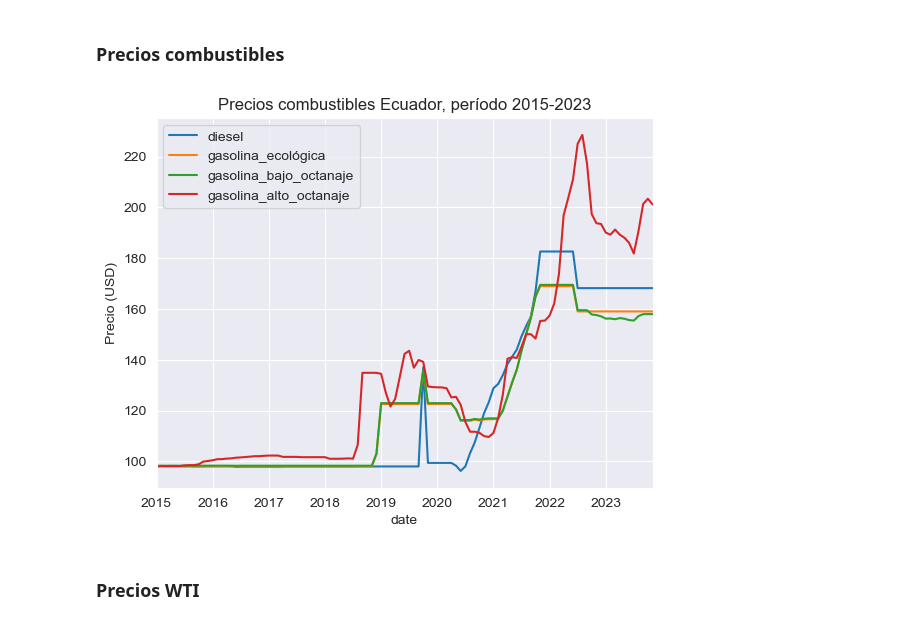
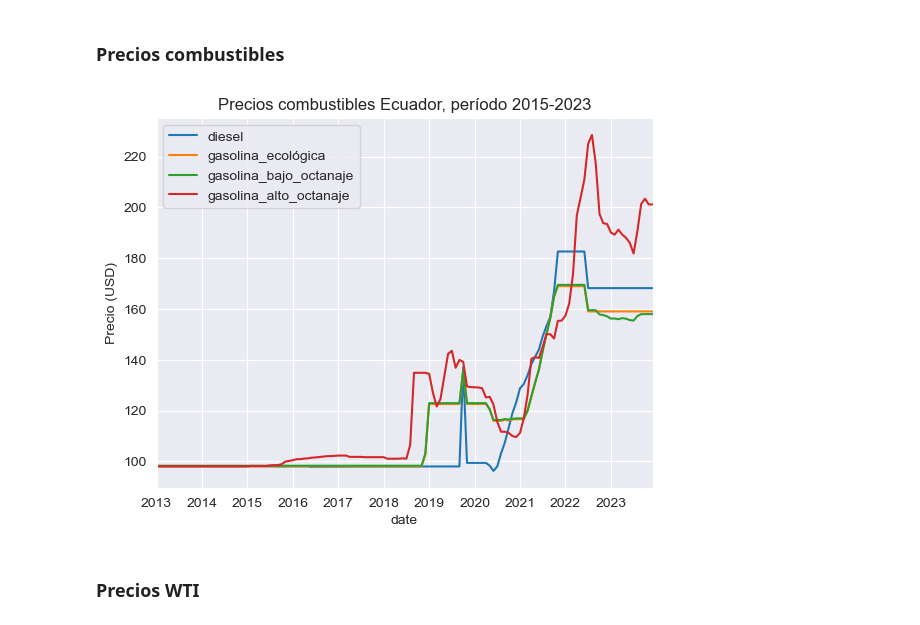
Before and after one commit to IFTrejoM/time-series-fertilizer-price-predictor, a Jupyter notebook: web_scrapping.ipynb, the cells around one changed output. Drawn from its saved outputs; the diff is of its cells as text; code cells hidden in the pictures.

```diff
--- a/web_scrapping.ipynb
+++ b/web_scrapping.ipynb
@@ -93,30 +112,55 @@ plt.show()
 # %%
 precios_combustibles = pd.read_excel('data\precios-combustibles.xlsx')
 
-precios_combustibles['date'] = pd.to_datetime(precios_combustibles['date'])
+precios_combustibles['date'] = pd.to_datetime(precios_combustibles['date']) + pd.offsets.MonthEnd(0)
+
 precios_combustibles = precios_combustibles\
-    .set_index('date')\
-    [primer_año_análisis:último_año_análisis]
+    .sort_values(by='date')\
+#     .set_index('date')\
+#     [primer_año_análisis:último_año_análisis]
+# %%
+# Encuentra la última fila y copia sus valores
+precios_combustibles_dic_2023 = precios_combustibles.iloc[-1].copy().to_frame().T
+
+# Cambia la fecha de '2023-11-30' a '2023-12-31'
+precios_combustibles_dic_2023.loc[precios_combustibles_dic_2023['date'] == '2023-11-30', 'date'] = pd.Timestamp('2023-12-31')
 # %%
-index_inferencias = pd.date_range(start='2013-01', end='2015-01', freq='M')
-
+# Obtener preciso inferidos basados en los primeros valores de cada columna original:
 dict_precios_inferidos = {}
 
 for col in precios_combustibles.columns:
     dict_precios_inferidos[col] = [precios_combustibles[col].iloc[0] for x in range(len(index_inferencias))]
 
-precios_inferidos = pd.DataFrame(
-    dict_precios_inferidos,
-    index=index_inferencias
-)
+# Cread DataFrame de precios de combustibles inferidos:
+precios_combustibles_inferidos = pd.DataFrame(
+    dict_precios_inferidos
+    )
+
+precios_combustibles_inferidos['date'] = pd.date_range(start='2013-01', end='2015-01', freq='M')
+# %%
+# Unir datos inferidos con los originales:
+precios_combustibles_imp = pd.concat(
+    [
+        precios_combustibles_inferidos,
+        precios_combustibles,
+        precios_combustibles_dic_2023
+    ],
+    axis=0
+    )\
+    .reset_index()\
+    .drop(columns=['index'])
+
+precios_combustibles_imp['date'] = pd.date_range(start='2013-01', end='2024-01', freq='M')
+
+precios_combustibles_imp.set_index('date', inplace=True)
 # %%
 # Graficar precios de combustibles:
-precios_combustibles.plot()
+precios_combustibles_imp.plot()
 plt.title(f"Precios combustibles Ecuador, período 2015-{último_año_análisis}")
 plt.ylabel("Precio (USD)")
 plt.show()
 # %% [output]
-[figure, old version]
+[figure, new version]
 # %% [markdown]
 ### Precios WTI
 # %%
```
Also changed, not shown: parts of 18 cells of this notebook, 3 other files.
